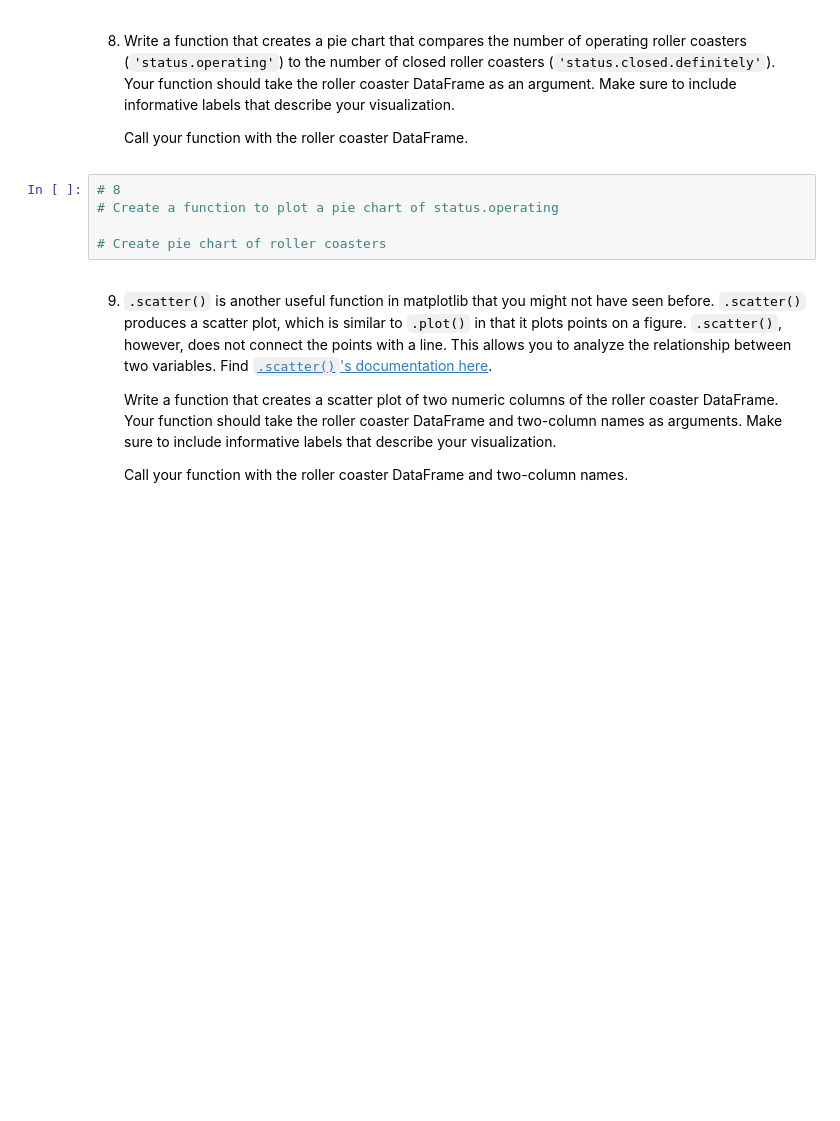
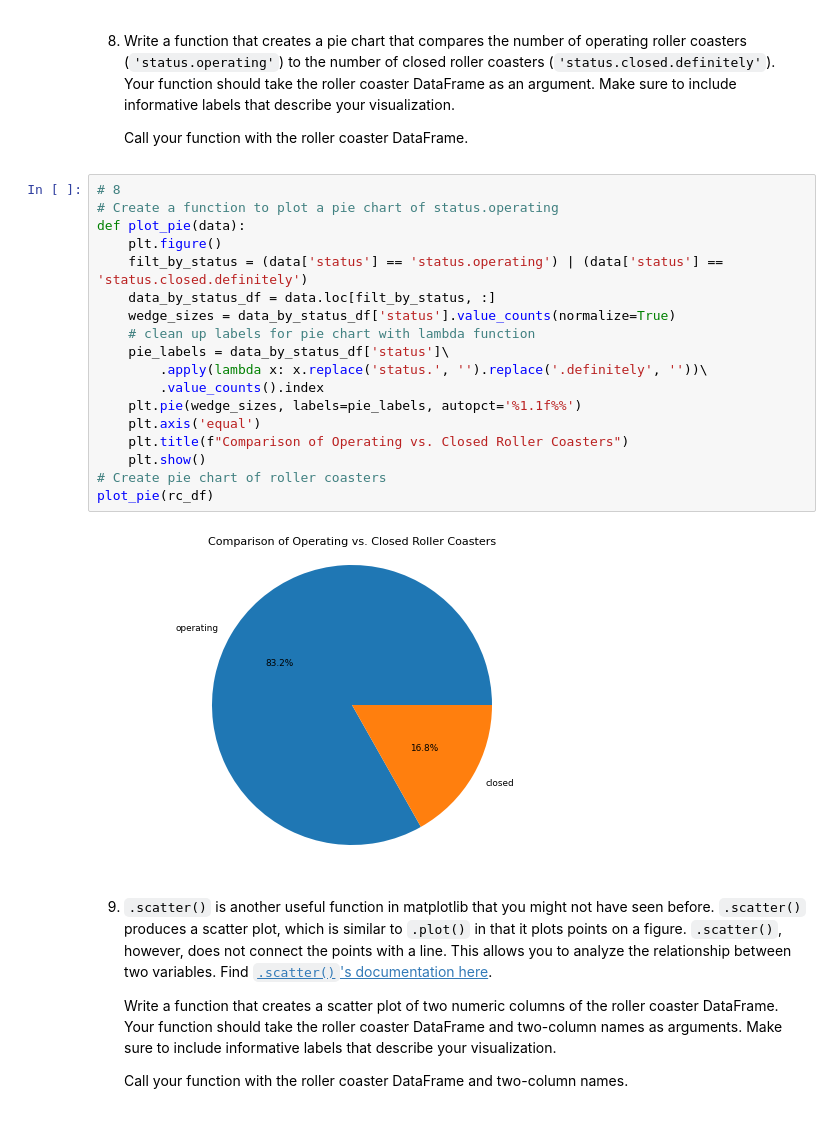
Before and after one commit to 7086600/roller_coaster_project, a Jupyter notebook: roller_coaster.ipynb, the cells around one changed output. Drawn from its saved outputs; the diff is of its cells as text; blank space fills up the shorter version.

```diff
--- a/roller_coaster.ipynb
+++ b/roller_coaster.ipynb
@@ -308,11 +308,26 @@ plot_barplot(rc_df, 'Six Flags Great Adventure')
 8. Write a function that creates a pie chart that compares the number of operating roller coasters (`'status.operating'`) to the number of closed roller coasters (`'status.closed.definitely'`). Your function should take the roller coaster DataFrame as an argument. Make sure to include informative labels that describe your visualization.
 
    Call your function with the roller coaster DataFrame.
-# %%
-# 8
-# Create a function to plot a pie chart of status.operating
-
-# Create pie chart of roller coasters
+# %%
+# 8
+# Create a function to plot a pie chart of status.operating
+def plot_pie(data):
+    plt.figure()
+    filt_by_status = (data['status'] == 'status.operating') | (data['status'] == 'status.closed.definitely')
+    data_by_status_df = data.loc[filt_by_status, :]
+    wedge_sizes = data_by_status_df['status'].value_counts(normalize=True)
+    # clean up labels for pie chart with lambda function
+    pie_labels = data_by_status_df['status']\
+        .apply(lambda x: x.replace('status.', '').replace('.definitely', ''))\
+        .value_counts().index
+    plt.pie(wedge_sizes, labels=pie_labels, autopct='%1.1f%%')
+    plt.axis('equal')
+    plt.title(f"Comparison of Operating vs. Closed Roller Coasters")
+    plt.show()
+# Create pie chart of roller coasters
+plot_pie(rc_df)
+# %% [output]
+[figure, added]
 # %% [markdown]
 9. `.scatter()` is another useful function in matplotlib that you might not have seen before. `.scatter()` produces a scatter plot, which is similar to `.plot()` in that it plots points on a figure. `.scatter()`, however, does not connect the points with a line. This allows you to analyze the relationship between two variables. Find [`.scatter()`'s documentation here](https://matplotlib.org/stable/api/_as_gen/matplotlib.pyplot.scatter.html).
 
```
Also changed, not shown: parts of 1 cell of this notebook.
